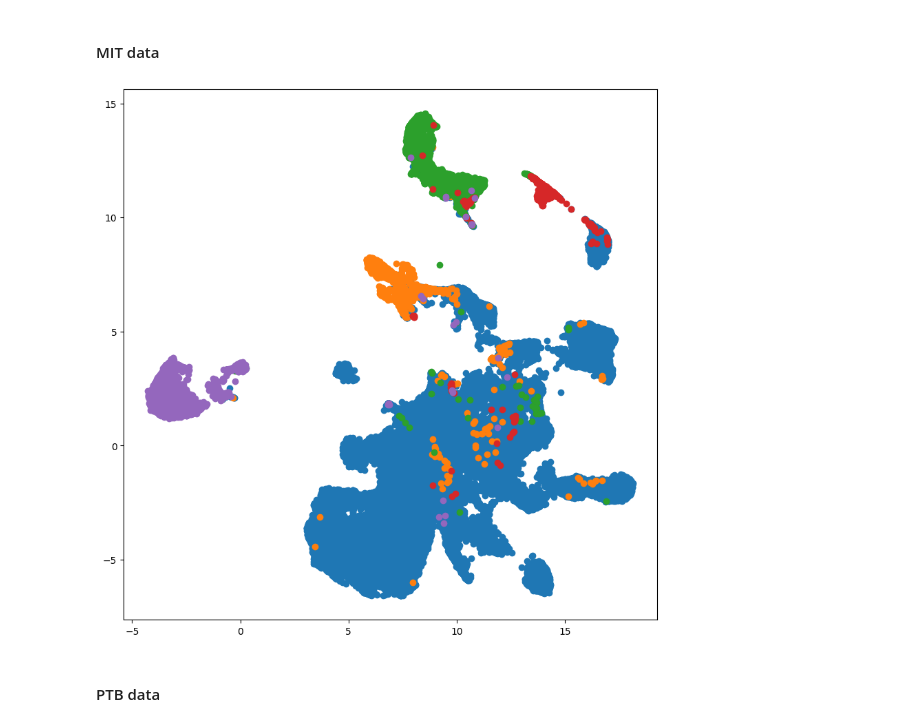
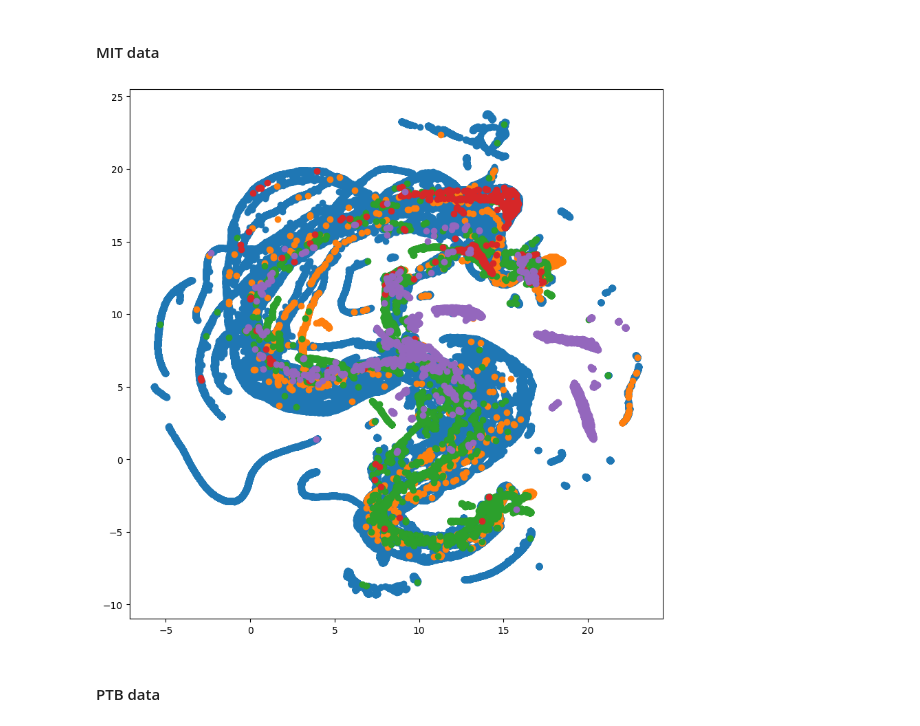
Before and after one commit to jlohunecke/ML4HC_project2, a Jupyter notebook: proj2_pt2.ipynb, the cells around one changed output. Saved outputs shown, nothing was run; the diff lists cells and outputs as text; code cells hidden in the pictures.

Commit message:
ResCNN Encoder for CPC

```diff
--- a/proj2_pt2.ipynb
+++ b/proj2_pt2.ipynb
@@ -263,5 +257,5 @@ optimizer = torch.optim.Adam(transformer.parameters(), lr=3e-4)
 # %%
 num_epochs = 100
-model_name = 'transformer_mit'
-train_model(transformer, model_name, criterion, optimizer, X_train_dataloader, X_test_tensor, y_test_tensor,
+model_name = 'res_cnn_mit'
+train_model(res_cnn, model_name, criterion, optimizer, X_train_dataloader, X_test_tensor, y_test_tensor,
             num_epochs=num_epochs, truncate=False, ret_weights=False)
@@ -404,7 +329,7 @@ class CPC(nn.Module):
 
         super(CPC, self).__init__()
 
-        self.encoder = TransformerModel(input_size, d_model).to(device)
+        self.encoder = ResidualCNNModel(input_size, d_model).to(device)
         self.recurrent = nn.LSTM(d_model ,lstm_features,batch_first = True)
 
         self.InfoNCE = batch_time_InfoNCE_loss(lstm_features, d_model, normalize = normalize, tau = tau)
@@ -562,39 +487,39 @@ def visualize_umap(X_train_umap, y_train):
 # %%
-transformer = TransformerModel(input_size, output_size).to(device)
-transformer.load_state_dict(torch.load('./p2/models/transformer_mit_100_final.pth'))
+res_cnn = ResidualCNNModel(input_size, output_size).to(device)
+res_cnn.load_state_dict(torch.load('./p2/models/res_cnn_mit_100_best.pth'))
 # %% [output]
 <All keys matched successfully>
 # %% [markdown]
 #### MIT data
 # %%
-X_train_transformer_mit = []
-y_train_transformer_mit = []
+X_train_res_cnn_mit = []
+y_train_res_cnn_mit = []
 
-X_test_transformer_mit = []
-y_test_transformer_mit = []
+X_test_res_cnn_mit = []
+y_test_res_cnn_mit = []
 
 with torch.no_grad():
     for i, (X_batch, y_batch) in enumerate(X_train_dataloader):
-        outputs = transformer.encode(X_batch)
-        X_train_transformer_mit.append(outputs)
-        y_train_transformer_mit.append(y_batch)
+        outputs = res_cnn.encode(X_batch)
+        X_train_res_cnn_mit.append(outputs)
+        y_train_res_cnn_mit.append(y_batch)
 
     for i, (X_batch, y_batch) in enumerate(X_test_dataloader):
-        outputs = transformer.encode(X_batch)
-        X_test_transformer_mit.append(outputs)
-        y_test_transformer_mit.append(y_batch)
+        outputs = res_cnn.encode(X_batch)
+        X_test_res_cnn_mit.append(outputs)
+        y_test_res_cnn_mit.append(y_batch)
 
-X_train_transformer_mit = torch.cat(X_train_transformer_mit).cpu().numpy()
-X_test_transformer_mit = torch.cat(X_test_transformer_mit).cpu().numpy()
+X_train_res_cnn_mit = torch.cat(X_train_res_cnn_mit).cpu().numpy()
+X_test_res_cnn_mit = torch.cat(X_test_res_cnn_mit).cpu().numpy()
 
-y_train_transformer_mit = torch.cat(y_train_transformer_mit).cpu().numpy()
-y_test_transformer_mit = torch.cat(y_test_transformer_mit).cpu().numpy()
+y_train_res_cnn_mit = torch.cat(y_train_res_cnn_mit).cpu().numpy()
+y_test_res_cnn_mit = torch.cat(y_test_res_cnn_mit).cpu().numpy()
 # %%
 reducer = umap.UMAP(n_components=2)
-X_train_umap = reducer.fit_transform(X_train_transformer_mit)
-visualize_umap(X_train_umap, y_train_transformer_mit)
+X_train_umap = reducer.fit_transform(X_train_res_cnn_mit)
+visualize_umap(X_train_umap, y_train_res_cnn_mit)
 # %% [output]
-[figure, old version]
+[figure, new version]
 # %% [markdown]
 #### PTB data
 # %%
```
Also changed, not shown: parts of 33 cells of this notebook, 5 other files.
